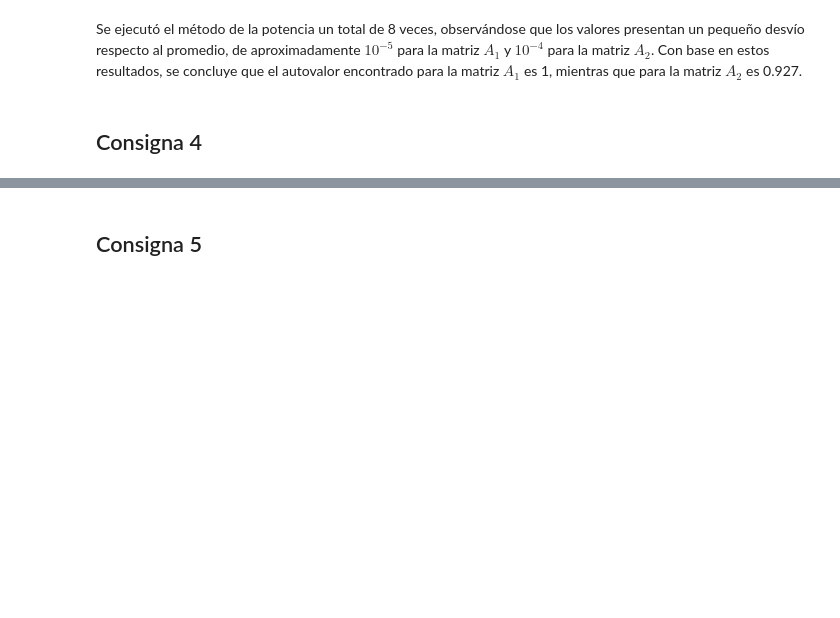
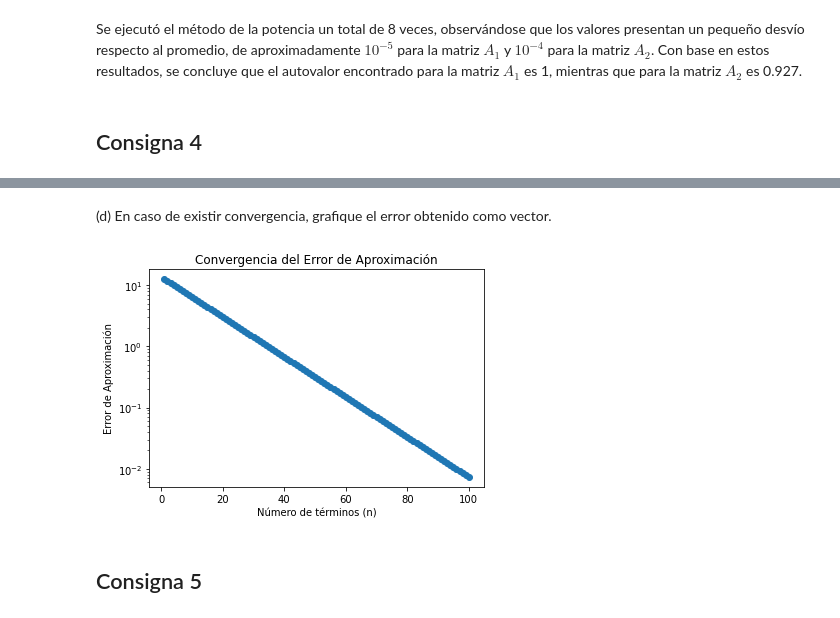
Before and after one commit to Nicowkra/ALC_TP2, a Jupyter notebook: grupo_gr05_TP2.ipynb, the cells around one changed output, grey strips where cells are left out. Cells and saved outputs as stored; diff of their text form; code cells hidden in the pictures; blank space fills up the shorter version.

```diff
--- a/grupo_gr05_TP2.ipynb
+++ b/grupo_gr05_TP2.ipynb
@@ -108,3 +133,9 @@ Se ejecutó el método de la potencia un total de 8 veces, observándose que los
+# %% [markdown]
+(d) En caso de existir convergencia, grafique el error obtenido como vector.
+# %%
+f.graficar_error(f.A2, Id, n_max=100)
+# %% [output]
+[figure, added]
 # %% [markdown]
 ## Consigna 5
 # %% [markdown]
```
Also changed, not shown: parts of 8 cells of this notebook.
